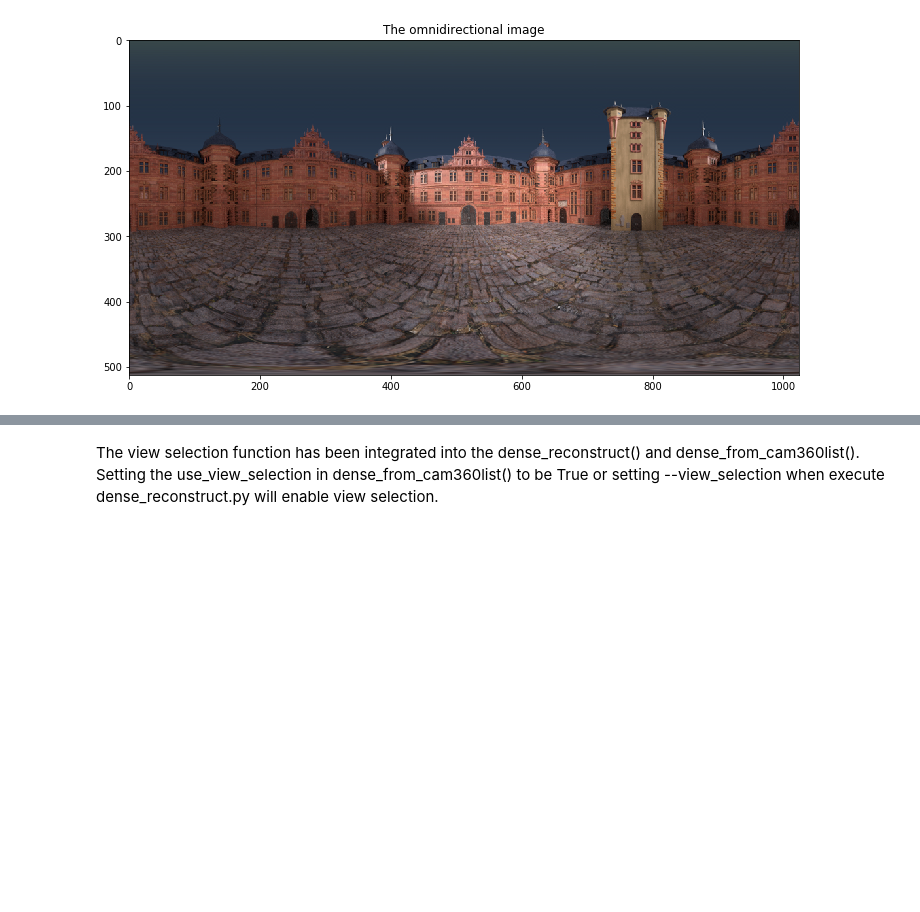
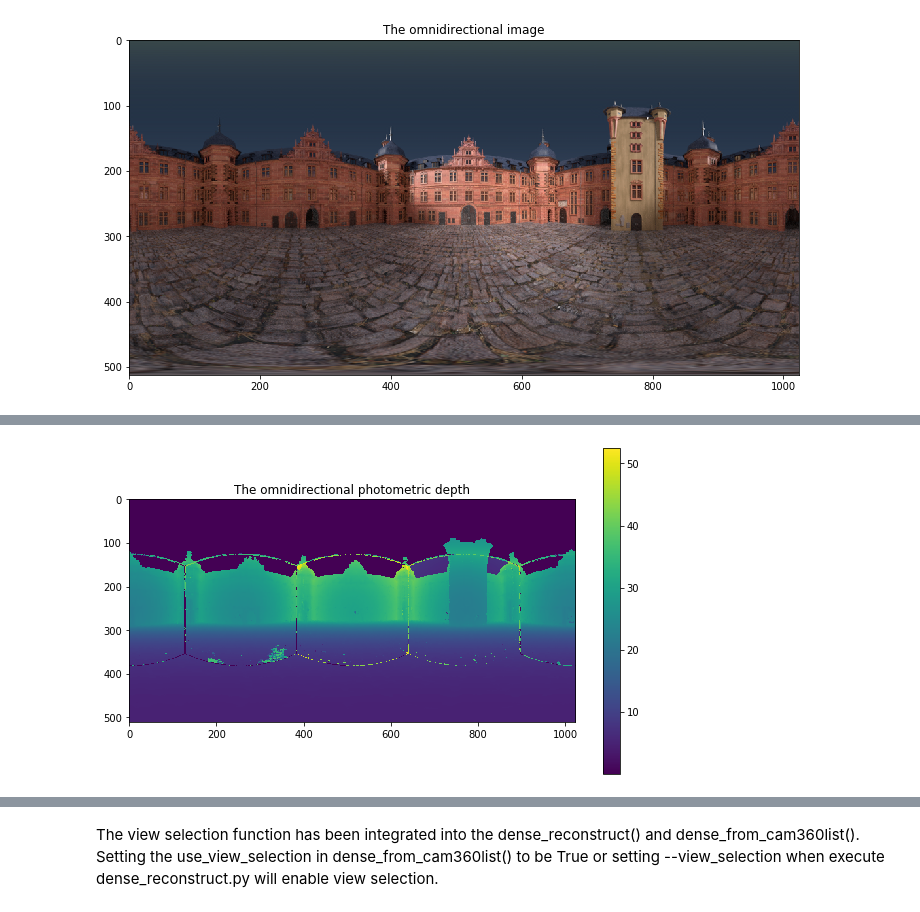
Before and after one commit to GentleDell/Omni-stereo-dense-reconstruction, a Jupyter notebook: cube_script/Tutorials.ipynb, the cells around one changed output, grey strips where cells are left out. Drawn from its saved outputs; the diff is of its cells as text; code cells hidden in the pictures; blank space fills up the shorter version.

```diff
--- a/cube_script/Tutorials.ipynb
+++ b/cube_script/Tutorials.ipynb
@@ -215,0 +258,12 @@ cam360_list = dense_from_cam360list(cam360_list,
+# %%
+# Here we visualize the estimated depth map. Since this is a photomatric depth map,
+# there are some outliers (depth value).
+
+estimation = cam360_list[4].depth # since the reference view is 4, only it's depth map is estimated
+
+plt.figure(figsize=[10,6])
+plt.imshow(estimation)
+plt.title('The omnidirectional photometric depth');
+plt.colorbar();
+# %% [output]
+[figure, added]
```
Also changed, not shown: parts of 20 cells of this notebook, 2 other files.
